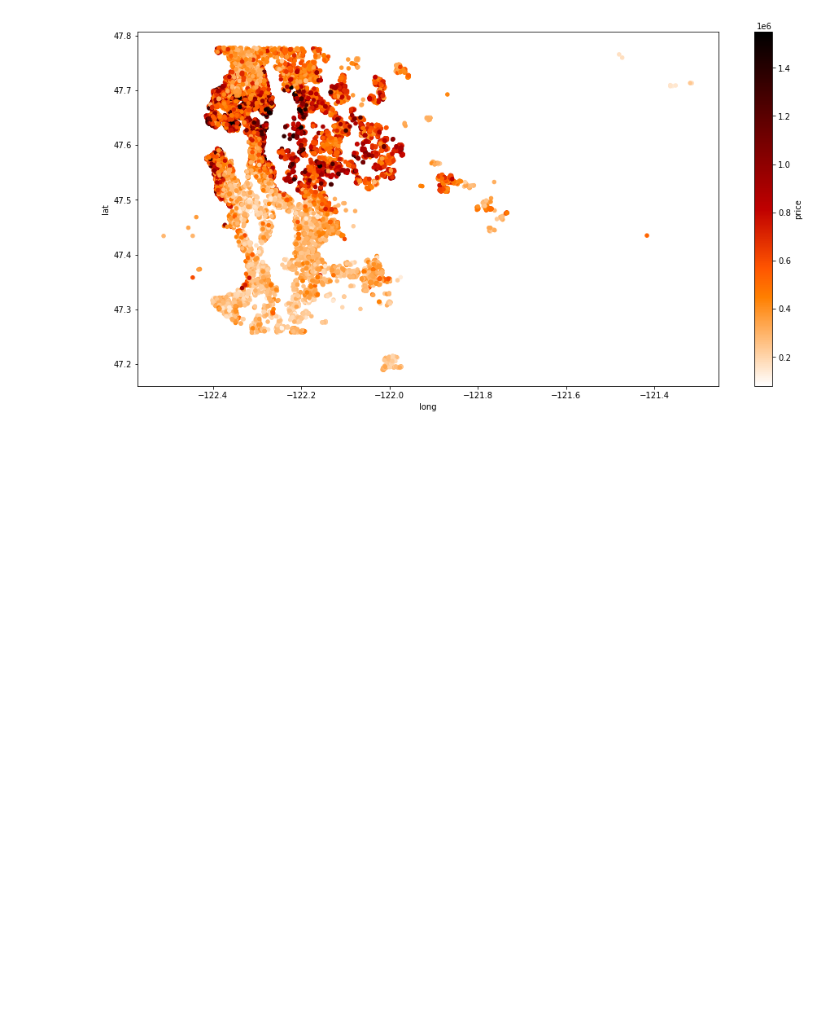
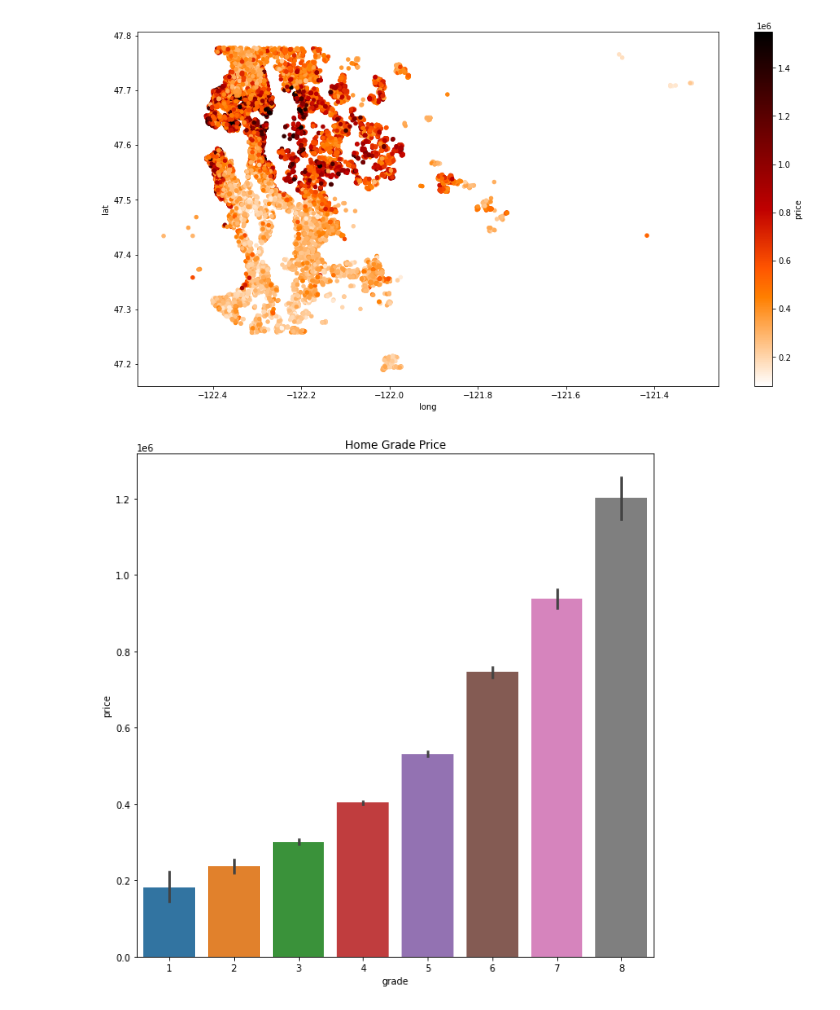
Before and after one commit to CarlosGG18/King-County-Washington-Regression-Analysis, a Jupyter notebook: Notebooks/Modeling.ipynb, the cells around one changed output. Saved outputs shown, nothing was run; the diff lists cells and outputs as text; code cells hidden in the pictures; blank space fills up the shorter version.

```diff
--- a/Notebooks/Modeling.ipynb
+++ b/Notebooks/Modeling.ipynb
@@ -761,3 +823,12 @@ df.plot(kind="scatter", x="long", y="lat", figsize=(16, 8), c="price", cmap="gis
 # %% [output]
 <AxesSubplot:xlabel='long', ylabel='lat'>
 [figure]
+# %%
+plt.figure(figsize=(10,10))
+
+sns.barplot(x="grade", y="price", data =df);
+plt.title('Home Grade Price')
+plt.savefig("Grade_Price.jpg")
+plt.show()
+# %% [output]
+[figure, added]
```
Also changed, not shown: parts of 13 cells of this notebook, 13 other files.
